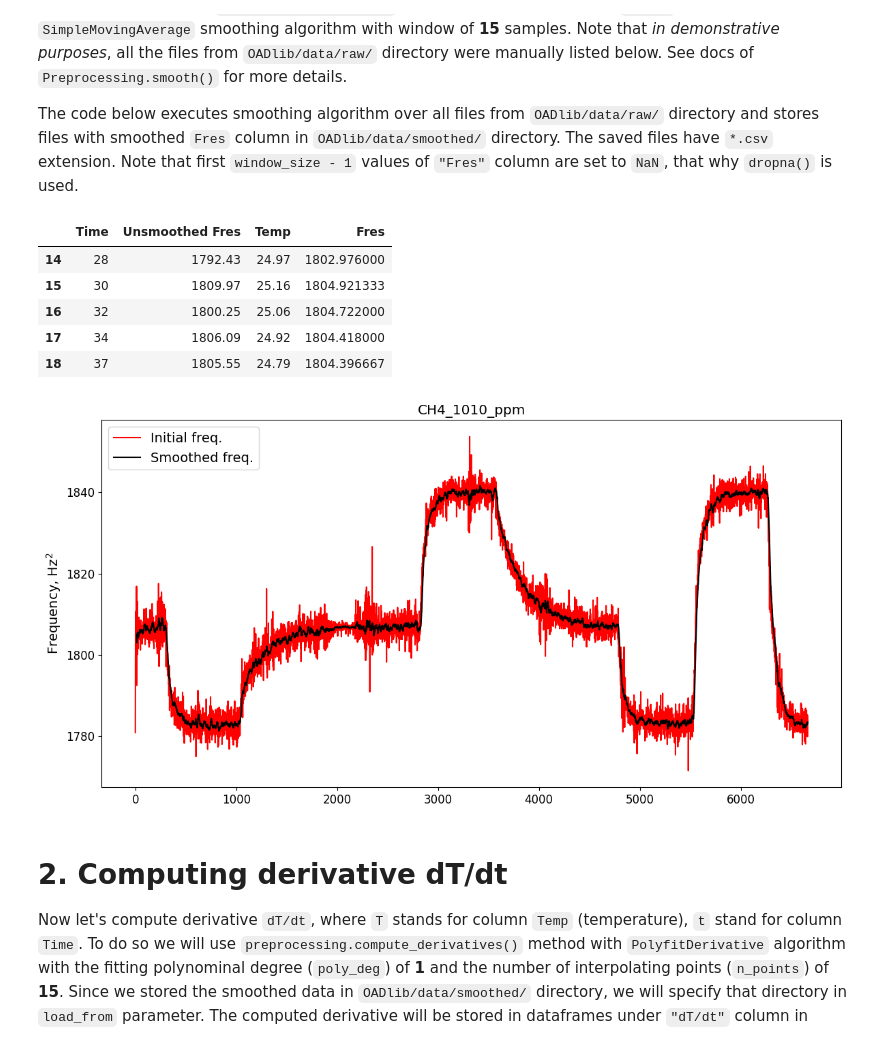
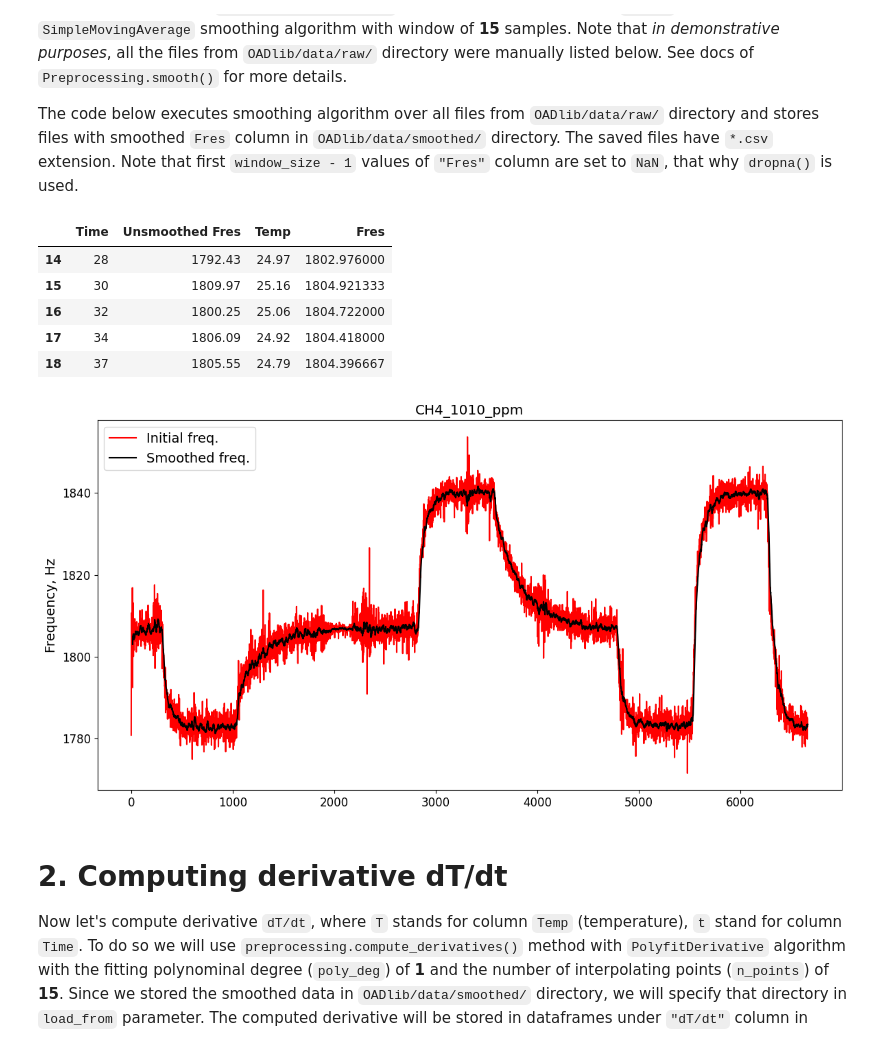
Before and after one commit to p-borozdin/OADlib, a Jupyter notebook: data/preprocess.ipynb, the cells around one changed output. Saved outputs shown, nothing was run; the diff lists cells and outputs as text; code cells hidden in the pictures.

```diff
--- a/data/preprocess.ipynb
+++ b/data/preprocess.ipynb
@@ -98,27 +98,27 @@ preprocessing.smooth(
 # %%
 # Let's look how we smoothed resonance frequency for the experiment with 1010 ppm CH4
 exp_name = "CH4_1010_ppm"
 init_df = pd.read_csv(f"{raw_data_dir}/{exp_name}.txt", sep="\t")
 smoothed_df = pd.read_csv(f"{smoothed_data_dir}/{exp_name}.csv").dropna()
 display(smoothed_df.head())
 
 initial_freq = init_df['Fres']
 smoothed_freq = smoothed_df['Fres']
 
 plt.plot(initial_freq, label='Initial freq.', color="red")
 plt.plot(smoothed_freq, label='Smoothed freq.', color="black")
-plt.ylabel("Frequency, Hz$^2$")
+plt.ylabel("Frequency, Hz")
 plt.title(exp_name)
 plt.legend()
 plt.show()
 # %% [output]
 |  | Time | Unsmoothed Fres | Temp | Fres |
 | 14 | 28 | 1792.43 | 24.97 | 1802.976000 |
 | 15 | 30 | 1809.97 | 25.16 | 1804.921333 |
 | 16 | 32 | 1800.25 | 25.06 | 1804.722000 |
 | 17 | 34 | 1806.09 | 24.92 | 1804.418000 |
 | 18 | 37 | 1805.55 | 24.79 | 1804.396667 |
-[figure, old version]
+[figure, new version]
 # %% [markdown]
 # 2. Computing derivative dT/dt
 
```
Also changed, not shown: parts of 1 cell of this notebook.
